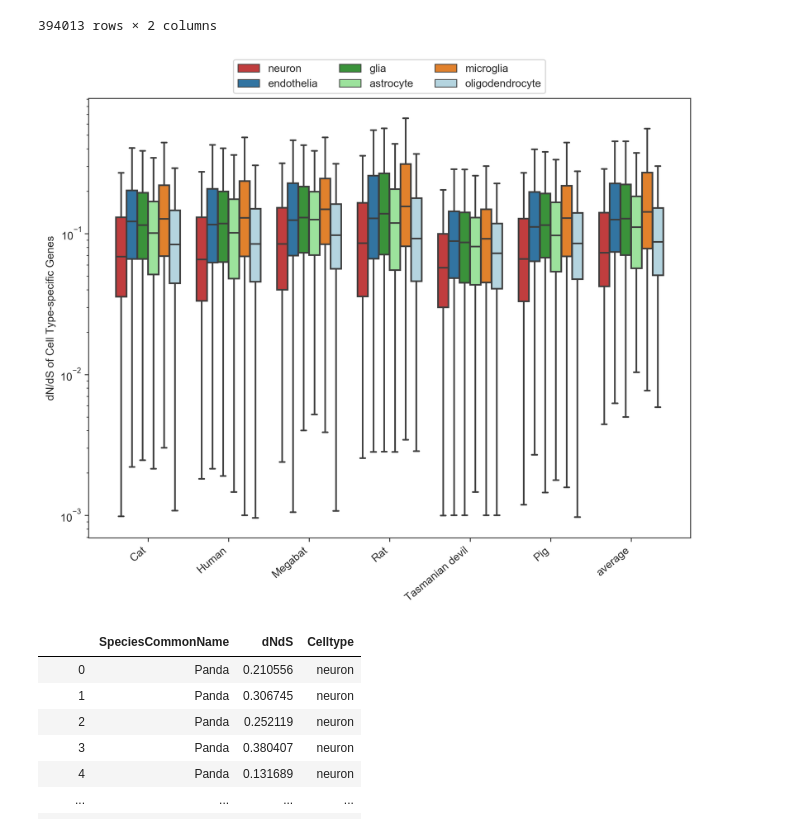
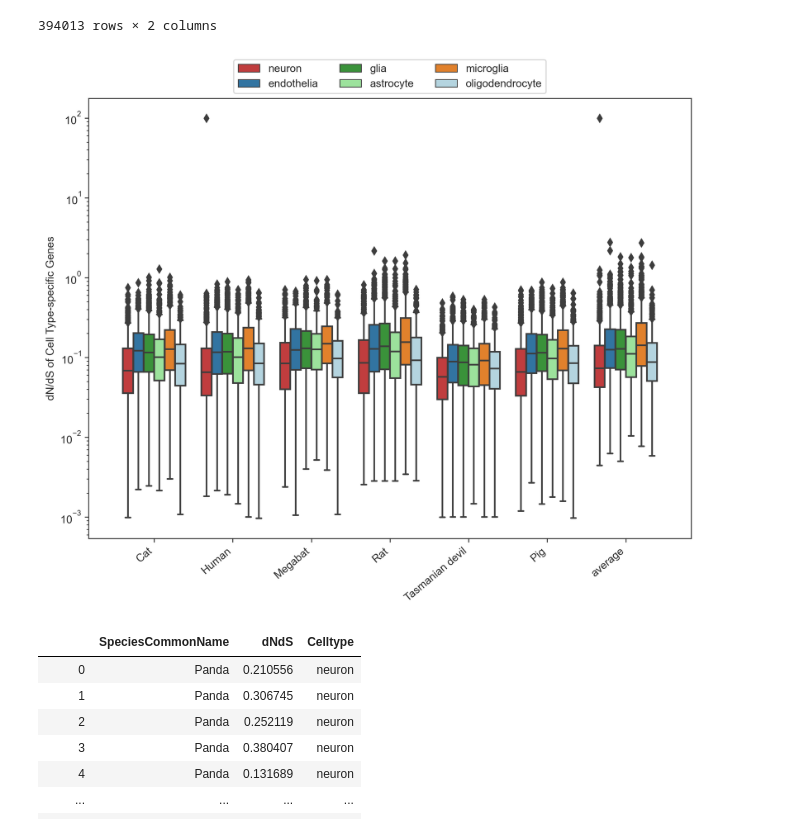
Before and after one commit to VeritatemAmo/neuron-glia-dNdS, a Jupyter notebook: jupyter_notebooks/mouse.stats_and_figures.ipynb, the cells around one changed output. Drawn from its saved outputs; the diff is of its cells as text; code cells hidden in the pictures.

```diff
--- a/jupyter_notebooks/mouse.stats_and_figures.ipynb
+++ b/jupyter_notebooks/mouse.stats_and_figures.ipynb
@@ -133,7 +134,8 @@ eeuropaeus
 full_dict = {} # This dictionary stores dataframes for later use
 descriptive_stats_df = pd.DataFrame(
     columns=['Species','Celltype','Median_dNdS',
-             'Confidence_Interval_Low','Confidence_Interval_High'])
+             'Confidence_Interval_Low','Confidence_Interval_High',
+             'Median_Absolute_Deviation'])
 for species in species_list:
     full_dict[species] = {}
     for celltype in celltype_list:
@@ -141,13 +143,15 @@ for species in species_list:
         full_dict[species][celltype]=df.dropna().values
         arr=df.iloc[:,0].dropna().values
         med=np.median(arr)
+        mad=pg.mad(arr,normalize=False)
         low = stats.binom.interval(alpha=.95,n=arr.shape[0],p=.5)[0]
         high = stats.binom.interval(alpha=.95,n=arr.shape[0],p=.5)[1]
         CI_low = heapq.nsmallest(low.astype(int),arr)[-1]
         CI_high = heapq.nsmallest(high.astype(int),arr)[-1]
         descriptive_stats_df = descriptive_stats_df.append(
             {'Species':species,'Celltype':celltype,'Median_dNdS':med,
-             'Confidence_Interval_Low':CI_low,'Confidence_Interval_High':CI_high},
+             'Confidence_Interval_Low':CI_low,'Confidence_Interval_High':CI_high,
+            'Median_Absolute_Deviation':mad},
             ignore_index=True)
 # %%
 common_name_df=pd.read_excel('../data/species.xlsx',index_col=0)
@@ -196,0 +206,5 @@ writer.close()
+# %%
+u,_,p,_,cles=pg.mwu(
+    full_dict[species]['neuron'],
+    full_dict[species]['glia'],
+    tail='two-sided').iloc[0,:]
@@ -378,21 +413,23 @@ for species in species_common_list:
 # %%
 # Figure with some representitive species
 data=graph_df[graph_df['dNdS']!=0].reset_index()
 data=data[data['SpeciesCommonName'].isin(['Human','Rat','Opposum','Megabat','Tasmanian devil','Cat','Pig','average'])]
 fig = plt.figure(figsize=(10,7.5))
 ax = fig.add_subplot()
-ax = sns.boxplot(x="SpeciesCommonName", y="dNdS", hue="Celltype", data=data, showfliers=False, palette=palette)
+# flierprops = dict(marker='o',markerfacecolor='1', markersize=2,linestyle='none')
+# whis=[15, 85]
+ax = sns.boxplot(x="SpeciesCommonName", y="dNdS", hue="Celltype", data=data, palette=palette)
 _=ax.set(yscale='log')
 _=ax.set_ylim(0.0005,1)
 _=ax.set_xticklabels(ax.get_xticklabels(), rotation=40, ha="right")
 _=ax.legend(loc='upper center', bbox_to_anchor=(0.5,1.1),ncol=3)
 _=ax.set_xlabel("")
 _=ax.set_ylabel("dN/dS of Cell Type-specific Genes")
 plt.autoscale()
-plt.savefig('../figures/mouse.boxplots.pdf')
+# plt.savefig('../figures/mouse.boxplots.pdf')
 plt.show()
 # %% [output]
-[figure, old version]
+[figure, new version]
 # %%
 # n_df=pd.DataFrame()
 # n_df['dNdS']=pd.Series(n_array)
```
Also changed, not shown: parts of 10 cells of this notebook, 2 other files.
